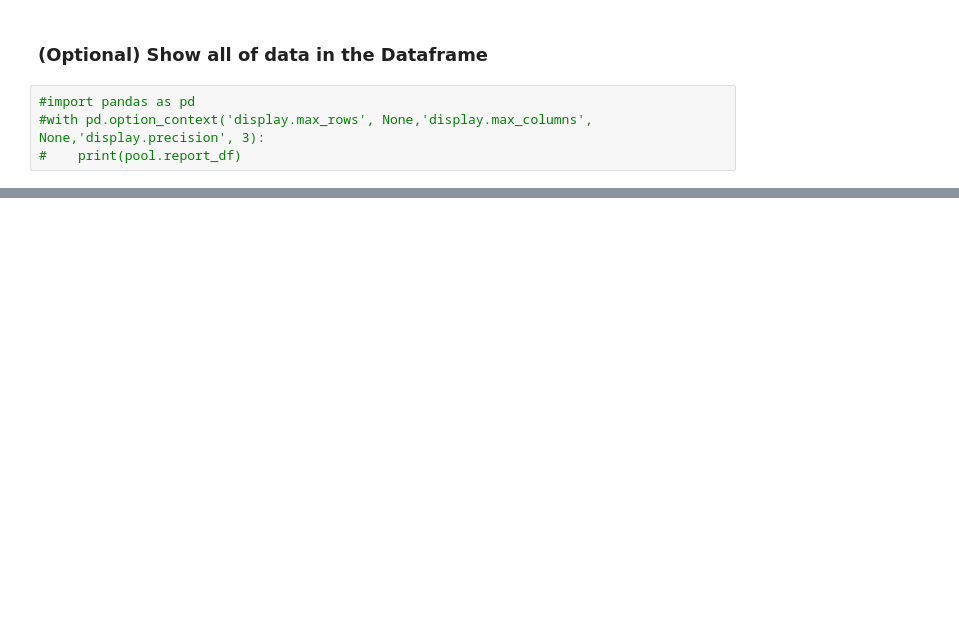
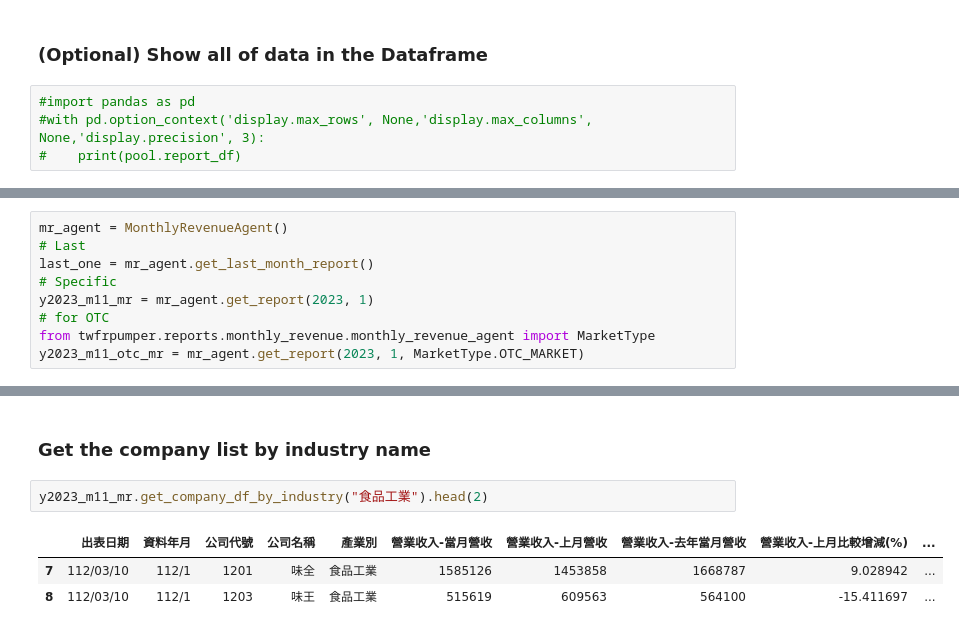
Before and after one commit to YanHaoChen/twfr-pumper, a Jupyter notebook: example.ipynb, the cells around one changed output, grey strips where cells are left out. Cells and saved outputs as stored; diff of their text form; blank space fills up the shorter version.

```diff
--- a/example.ipynb
+++ b/example.ipynb
@@ -64,0 +80,9 @@ pool.report_df
+# %%
+mr_agent = MonthlyRevenueAgent()
+# Last
+last_one = mr_agent.get_last_month_report()
+# Specific
+y2023_m11_mr = mr_agent.get_report(2023, 1)
+# for OTC
+from twfrpumper.reports.monthly_revenue.monthly_revenue_agent import MarketType
+y2023_m11_otc_mr = mr_agent.get_report(2023, 1, MarketType.OTC_MARKET)
@@ -64,0 +111,8 @@ pool.report_df
+# %% [markdown]
+### Get the company list by industry name
+# %%
+y2023_m11_mr.get_company_df_by_industry("食品工業").head(2)
+# %% [output]
+|  | 出表日期 | 資料年月 | 公司代號 | 公司名稱 | 產業別 | 營業收入-當月營收 | 營業收入-上月營收 | 營業收入-去年當月營收 | 營業收入-上月比較增減(%) | ... |
+| 7 | 112/03/10 | 112/1 | 1201 | 味全 | 食品工業 | 1585126 | 1453858 | 1668787 | 9.028942 | ... |
+| 8 | 112/03/10 | 112/1 | 1203 | 味王 | 食品工業 | 515619 | 609563 | 564100 | -15.411697 | ... |
```
Also changed, not shown: parts of 19 cells of this notebook, 4 other files.
